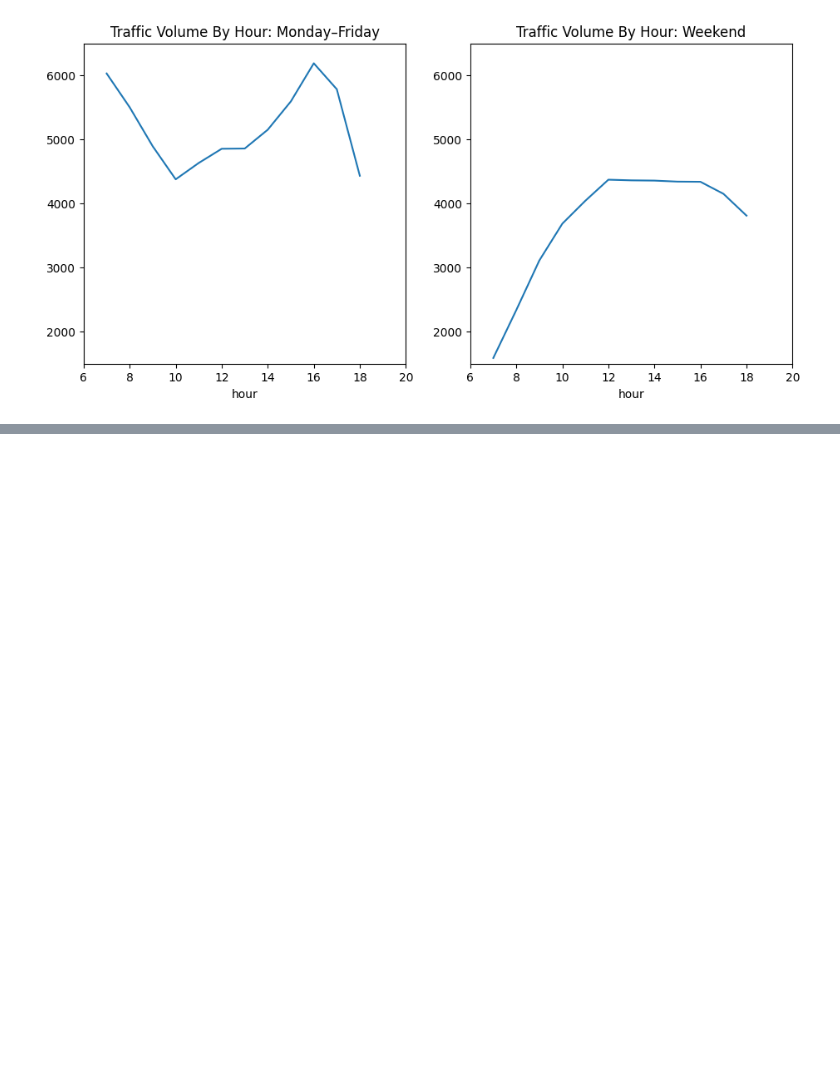
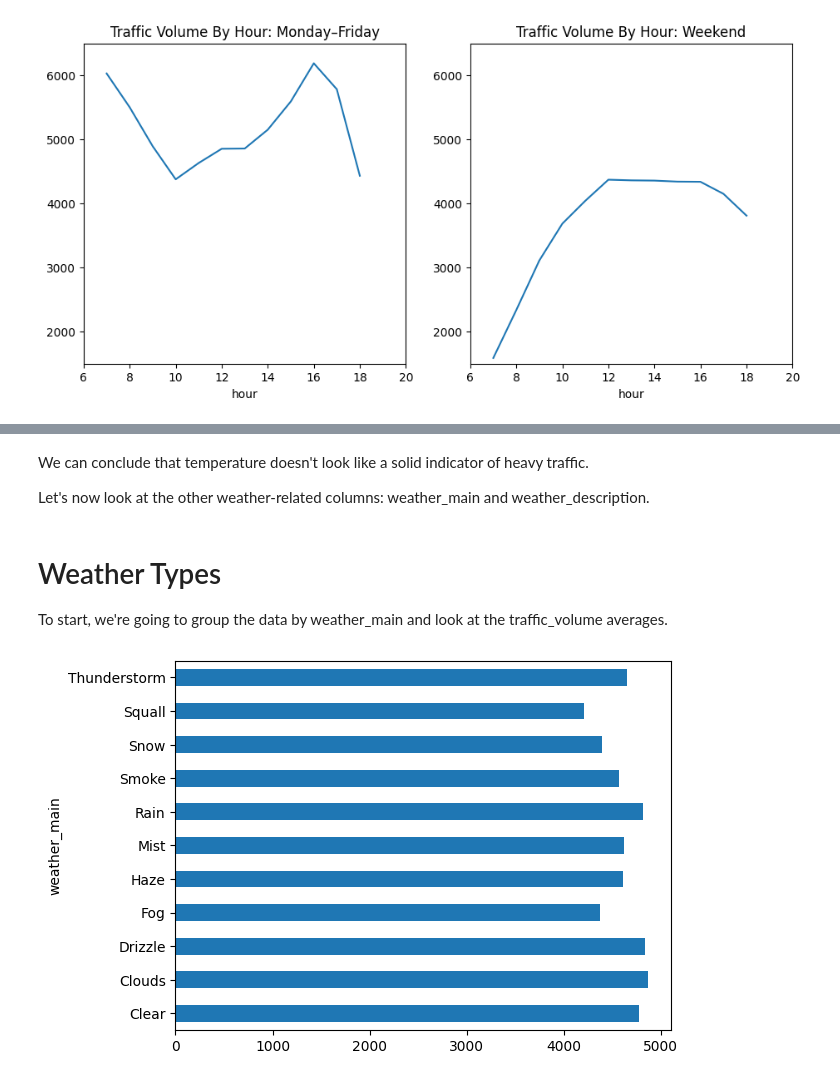
Before and after one commit to dancanyego/Indicators-of-Heavy-Traffic-on-I-94, a Jupyter notebook: I-94.ipynb, the cells around one changed output, grey strips where cells are left out. Drawn from its saved outputs; the diff is of its cells as text; code cells hidden in the pictures; blank space fills up the shorter version.

```diff
--- a/I-94.ipynb
+++ b/I-94.ipynb
@@ -276,0 +283,13 @@ Let's generate a scatter plot to visualize the correlation between temp and traf
+# %% [markdown]
+We can conclude that temperature doesn't look like a solid indicator of heavy traffic.
+
+Let's now look at the other weather-related columns: weather_main and weather_description.
+# %% [markdown]
+# Weather Types
+To start, we're going to group the data by weather_main and look at the traffic_volume averages.
+# %%
+by_weather_main = day.groupby('weather_main').mean()
+by_weather_main['traffic_volume'].plot.barh()
+plt.show()
+# %% [output]
+[figure, added]
```
Also changed, not shown: parts of 9 cells of this notebook.
